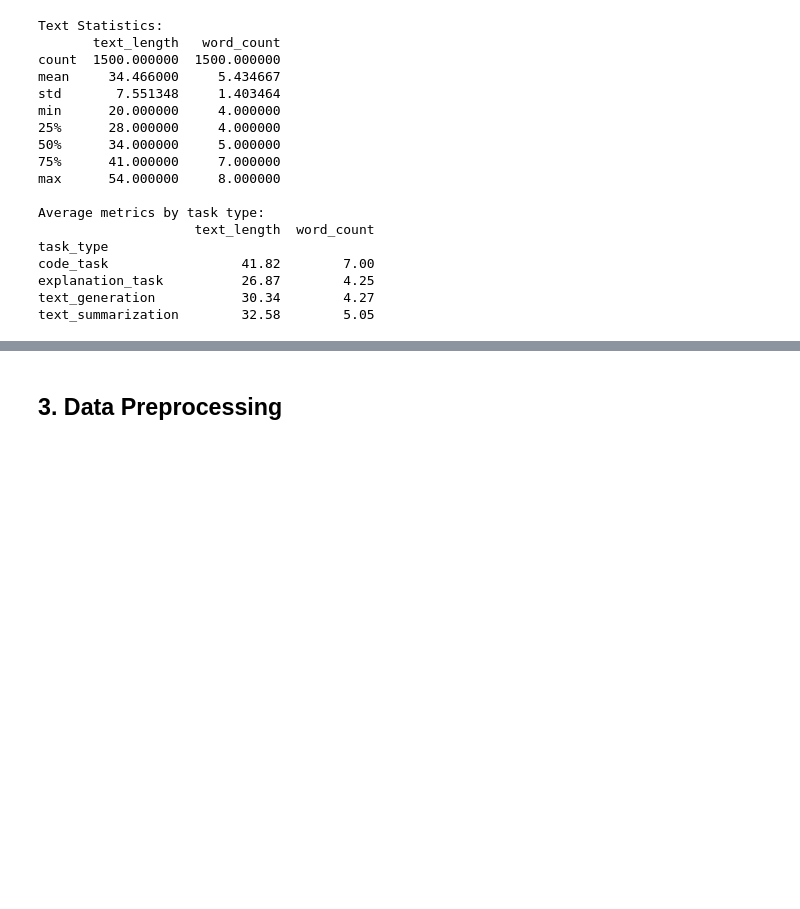
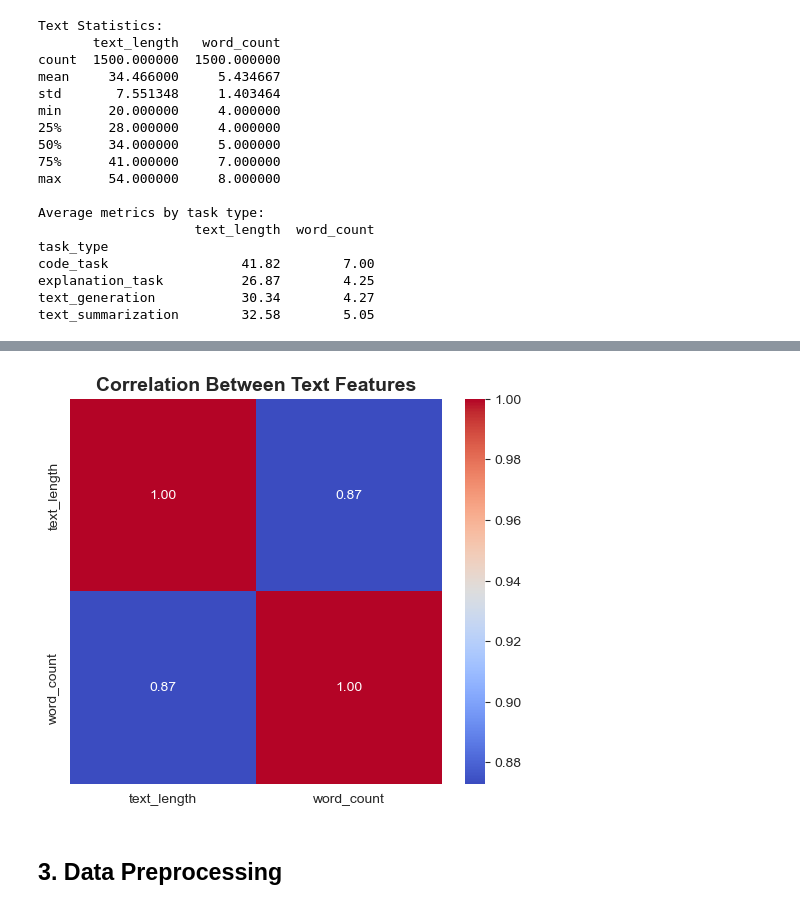
Before and after one commit to ipetrom/bhl-hackathon-beszketnyky, a Jupyter notebook: ml_analysis/ml_analysis.ipynb, the cells around one changed output, grey strips where cells are left out. Cells and saved outputs as stored; diff of their text form; code cells hidden in the pictures; blank space fills up the shorter version.

```diff
--- a/ml_analysis/ml_analysis.ipynb
+++ b/ml_analysis/ml_analysis.ipynb
@@ -121,3 +150,10 @@ text_summarization        32.58        5.05
+# %%
+plt.figure(figsize=(6, 5))
+sns.heatmap(df[['text_length', 'word_count']].corr(), annot=True, cmap='coolwarm', fmt='.2f')
+plt.title('Correlation Between Text Features', fontsize=14, fontweight='bold')
+plt.show()
+# %% [output]
+[figure, added]
 # %% [markdown]
 ## 3. Data Preprocessing
 # %%
```
Also changed, not shown: parts of 4 cells of this notebook.
